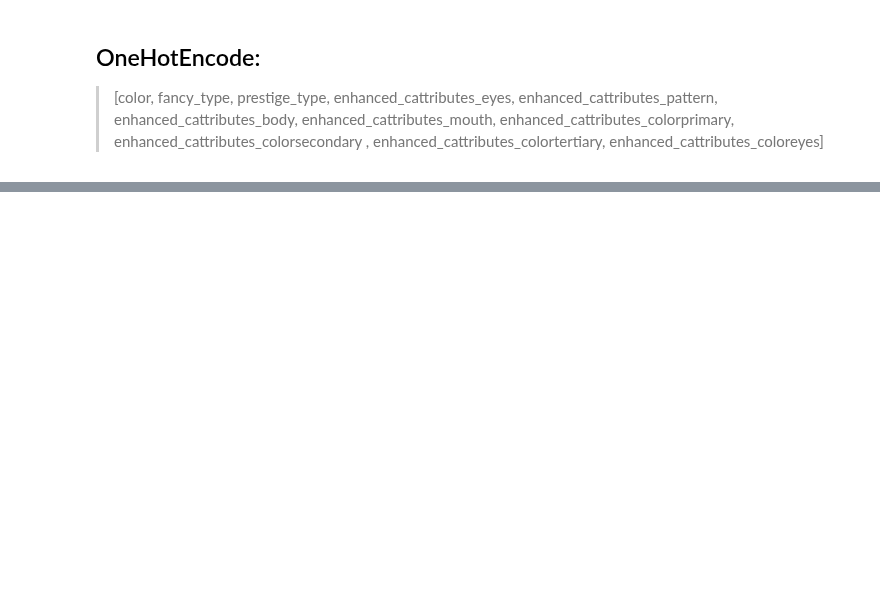
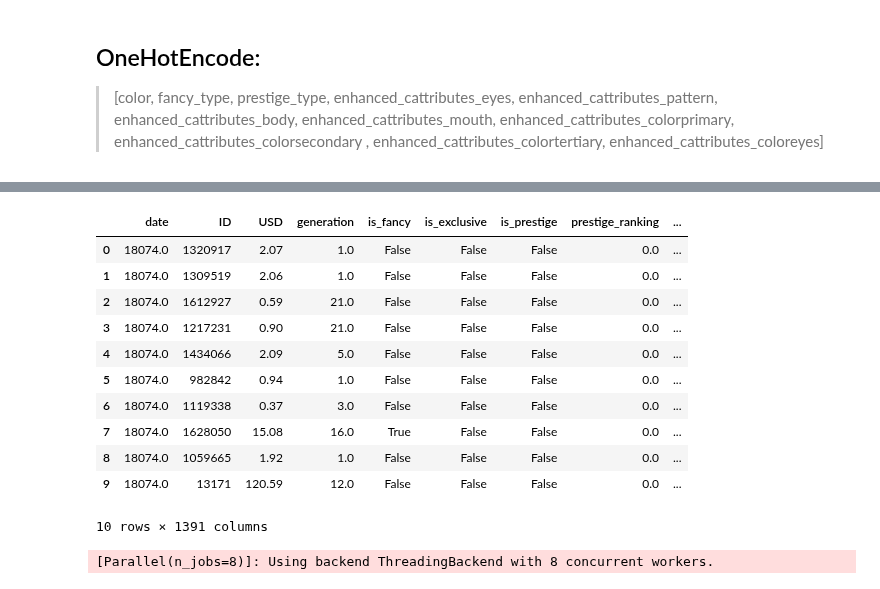
Before and after one commit to DylanBedetti/Trading-Cryptokitties, a Jupyter notebook: Model/Testing Model.ipynb, the cells around one changed output, grey strips where cells are left out. Drawn from its saved outputs; the diff is of its cells as text; code cells hidden in the pictures; blank space fills up the shorter version.

```diff
--- a/Model/Testing Model.ipynb
+++ b/Model/Testing Model.ipynb
@@ -83,0 +60,15 @@ data.head(5)
+# %%
+pd.get_dummies(data).head(10)
+# %% [output]
+|  | date | ID | USD | generation | is_fancy | is_exclusive | is_prestige | prestige_ranking | ... |
+| 0 | 18074.0 | 1320917 | 2.07 | 1.0 | False | False | False | 0.0 | ... |
+| 1 | 18074.0 | 1309519 | 2.06 | 1.0 | False | False | False | 0.0 | ... |
+| 2 | 18074.0 | 1612927 | 0.59 | 21.0 | False | False | False | 0.0 | ... |
+| 3 | 18074.0 | 1217231 | 0.90 | 21.0 | False | False | False | 0.0 | ... |
+| 4 | 18074.0 | 1434066 | 2.09 | 5.0 | False | False | False | 0.0 | ... |
+| 5 | 18074.0 | 982842 | 0.94 | 1.0 | False | False | False | 0.0 | ... |
+| 6 | 18074.0 | 1119338 | 0.37 | 3.0 | False | False | False | 0.0 | ... |
+| 7 | 18074.0 | 1628050 | 15.08 | 16.0 | True | False | False | 0.0 | ... |
+| 8 | 18074.0 | 1059665 | 1.92 | 1.0 | False | False | False | 0.0 | ... |
+| 9 | 18074.0 | 13171 | 120.59 | 12.0 | False | False | False | 0.0 | ... |
+10 rows × 1391 columns
@@ -83,0 +92,26 @@ data.head(5)
+# %%
+from sklearn.ensemble import RandomForestRegressor
+from sklearn.linear_model import ElasticNet
+from sklearn.svm import SVR
+from sklearn.neighbors import KNeighborsRegressor
+from sklearn.metrics import accuracy_score, mean_squared_error, mean_absolute_error, median_absolute_error
+
+regr = RandomForestRegressor(n_estimators=500, verbose=1, n_jobs=8)
+# regr = KNeighborsRegressor(n_neighbors=5)
+# regr = ElasticNet(max_iter=3000)
+# regr = SVR()
+regr.fit(X_train, y_train)
+
+pred = regr.predict(X_train)
+print('model errors')
+print('MSE (mean sqaured error) : ' + str(mean_squared_error(y_train, pred)))
+print('MAE (mean absolute error): ' + str(mean_absolute_error(y_train, pred)))
+print('MSE (median absolute error): ' + str(median_absolute_error(y_train, pred)))
+
+pred = regr.predict(X_test)
+print('future prediction errors (n next sales)')
+print('MSE (mean sqaured error) : ' + str(mean_squared_error(y_test, pred)))
+print('MAE (mean absolute error): ' + str(mean_absolute_error(y_test, pred)))
+print('MSE (median absolute error): ' + str(median_absolute_error(y_test, pred)))
+# %% [output]
+[Parallel(n_jobs=8)]: Using backend ThreadingBackend with 8 concurrent workers.
```
Also changed, not shown: parts of 11 cells of this notebook, 2 other files.
